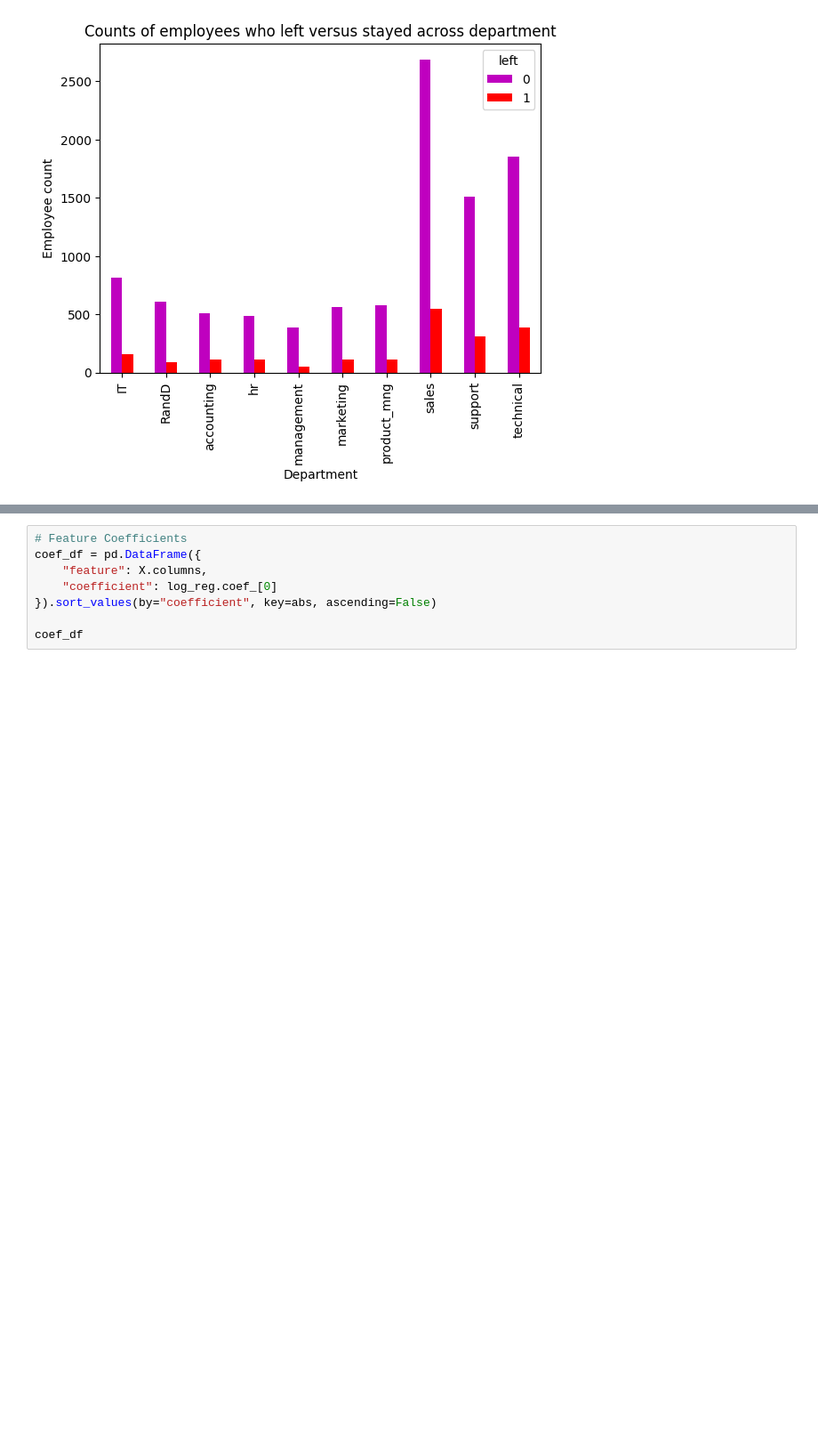
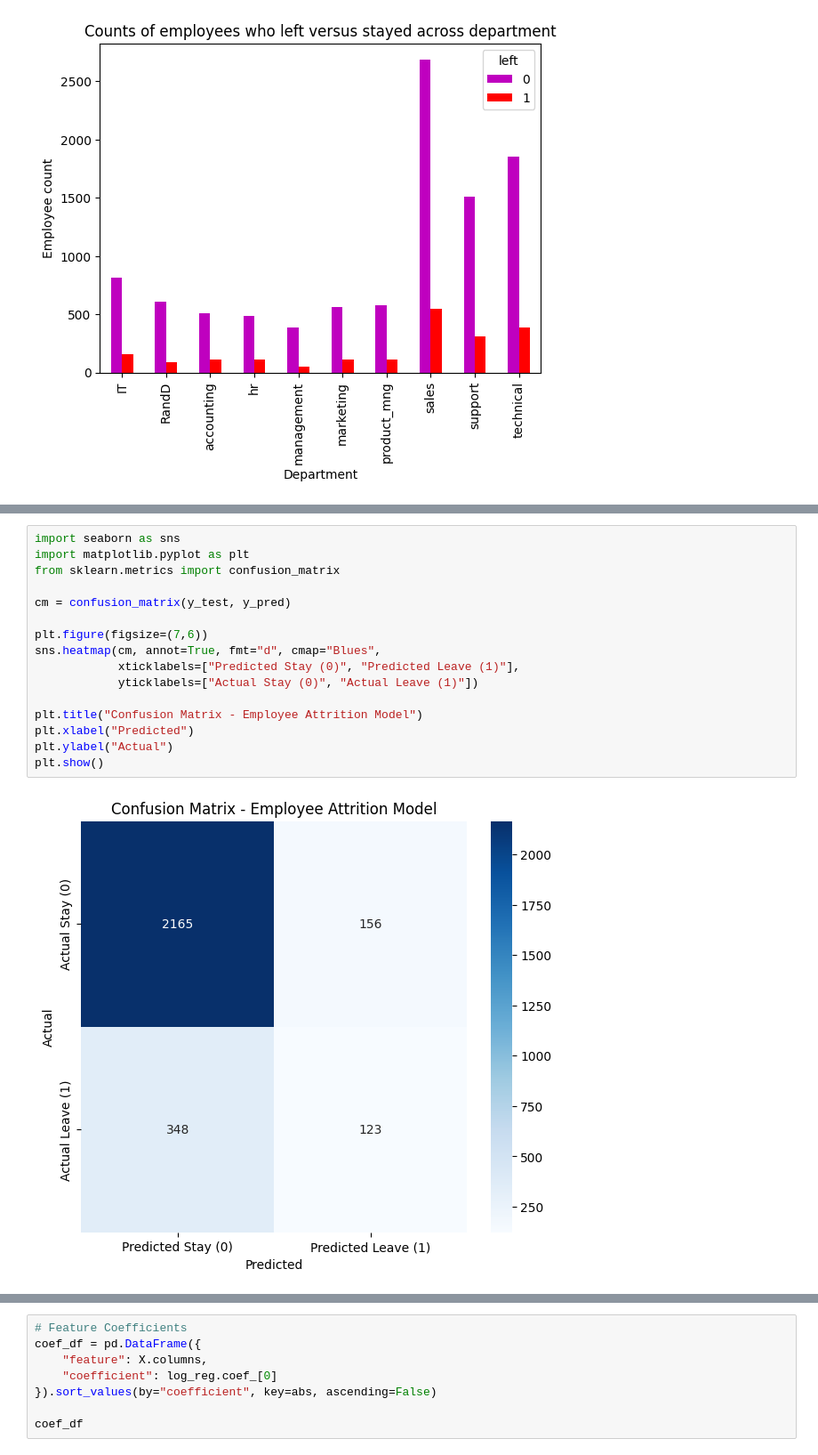
Before and after one commit to jeffyarias/ds-salifort-hr-attrition, a Jupyter notebook: Salifort Motors project lab.ipynb, the cells around one changed output, grey strips where cells are left out. Shown at 89% size. Saved outputs shown, nothing was run; the diff lists cells and outputs as text; blank space fills up the shorter version.

```diff
--- a/Salifort Motors project lab.ipynb
+++ b/Salifort Motors project lab.ipynb
@@ -469,0 +539,18 @@ array([0, 0, 1, ..., 0, 1, 1])
+# %%
+import seaborn as sns
+import matplotlib.pyplot as plt
+from sklearn.metrics import confusion_matrix
+
+cm = confusion_matrix(y_test, y_pred)
+
+plt.figure(figsize=(7,6))
+sns.heatmap(cm, annot=True, fmt="d", cmap="Blues",
+            xticklabels=["Predicted Stay (0)", "Predicted Leave (1)"],
+            yticklabels=["Actual Stay (0)", "Actual Leave (1)"])
+
+plt.title("Confusion Matrix - Employee Attrition Model")
+plt.xlabel("Predicted")
+plt.ylabel("Actual")
+plt.show()
+# %% [output]
+[figure, added]
```
Also changed, not shown: parts of 23 cells of this notebook.
